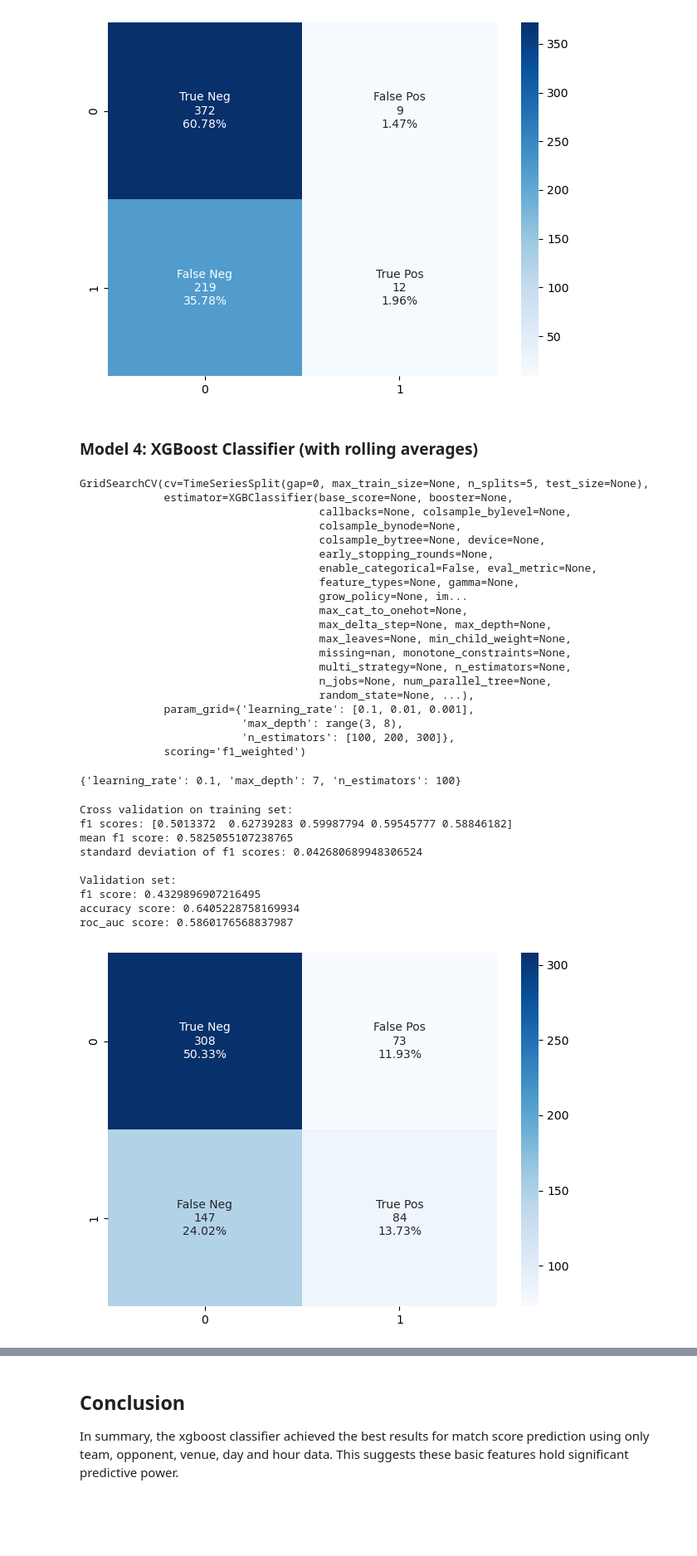
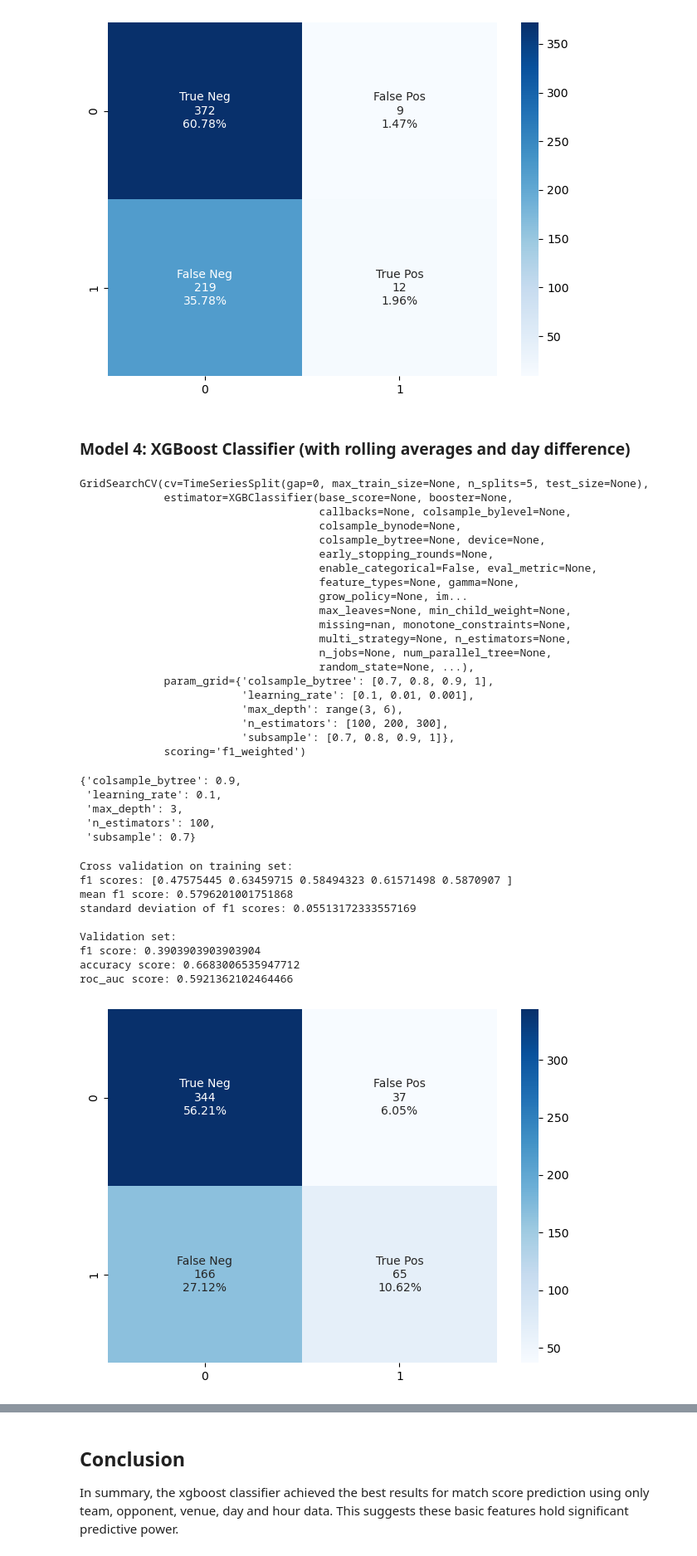
Before and after one commit to seckinadali/Predicting-Bundesliga, a Jupyter notebook: predict.ipynb, the cells around one changed output, grey strips where cells are left out. Shown at 83% size. Cells and saved outputs as stored; diff of their text form; code cells hidden in the pictures; blank space fills up the shorter version.

Commit message:
Add xgboost parameters

```diff
--- a/predict.ipynb
+++ b/predict.ipynb
@@ -704,15 +712,17 @@ accuracy score: 0.6274509803921569
 roc_auc score: 0.5141630023519788
 [figure]
 # %% [markdown]
-### Model 4: XGBoost Classifier (with rolling averages)
+### Model 4: XGBoost Classifier (with rolling averages and day difference)
 # %%
 params = {
-    'max_depth': range(3, 8),
+    'max_depth': range(3, 6),
     'learning_rate': [0.1, 0.01, 0.001],
-    'n_estimators': [100, 200, 300]
+    'n_estimators': [100, 200, 300],
+    'subsample': [0.7, 0.8, 0.9, 1],
+    'colsample_bytree': [0.7, 0.8, 0.9, 1],
 }
 
-gs = GridSearchCV(XGBClassifier(),
+gs = GridSearchCV(XGBClassifier(objective='binary:logistic'),
                   param_grid=params,
                   cv=tscv,
                   scoring=f1_scorer
@@ -729,34 +739,40 @@ GridSearchCV(cv=TimeSeriesSplit(gap=0, max_train_size=None, n_splits=5, test_siz
                                      enable_categorical=False, eval_metric=None,
                                      feature_types=None, gamma=None,
                                      grow_policy=None, im...
-                                     max_cat_to_onehot=None,
-                                     max_delta_step=None, max_depth=None,
                                      max_leaves=None, min_child_weight=None,
                                      missing=nan, monotone_constraints=None,
                                      multi_strategy=None, n_estimators=None,
                                      n_jobs=None, num_parallel_tree=None,
                                      random_state=None, ...),
-             param_grid={'learning_rate': [0.1, 0.01, 0.001],
-                         'max_depth': range(3, 8),
-                         'n_estimators': [100, 200, 300]},
+             param_grid={'colsample_bytree': [0.7, 0.8, 0.9, 1],
+                         'learning_rate': [0.1, 0.01, 0.001],
+                         'max_depth': range(3, 6),
+                         'n_estimators': [100, 200, 300],
+                         'subsample': [0.7, 0.8, 0.9, 1]},
              scoring='f1_weighted')
 # %%
 gs.best_params_
 # %% [output]
-{'learning_rate': 0.1, 'max_depth': 7, 'n_estimators': 100}
+{'colsample_bytree': 0.9,
+ 'learning_rate': 0.1,
+ 'max_depth': 3,
+ 'n_estimators': 100,
+ 'subsample': 0.7}
 # %%
-xgbc_roll = XGBClassifier(**gs.best_params_, random_state=1)
+xgbc_roll = XGBClassifier(**gs.best_params_,
+                          objective='binary:logistic',
+                          random_state=1)
 
 scores(xgbc_roll, X=X_roll, X_val=X_val_roll, y=y_roll, y_val=y_val_roll)
 # %% [output]
 Cross validation on training set:
-f1 scores: [0.5013372  0.62739283 0.59987794 0.59545777 0.58846182]
-mean f1 score: 0.5825055107238765
-standard deviation of f1 scores: 0.042680689948306524
+f1 scores: [0.47575445 0.63459715 0.58494323 0.61571498 0.5870907 ]
+mean f1 score: 0.5796201001751868
+standard deviation of f1 scores: 0.05513172333557169
 
 Validation set:
-f1 score: 0.4329896907216495
-accuracy score: 0.6405228758169934
-roc_auc score: 0.5860176568837987
+f1 score: 0.3903903903903904
+accuracy score: 0.6683006535947712
+roc_auc score: 0.5921362102464466
-[figure, old version]
+[figure, new version]
 # %% [markdown]
```
Also changed, not shown: parts of 10 cells of this notebook, 1 other file.
